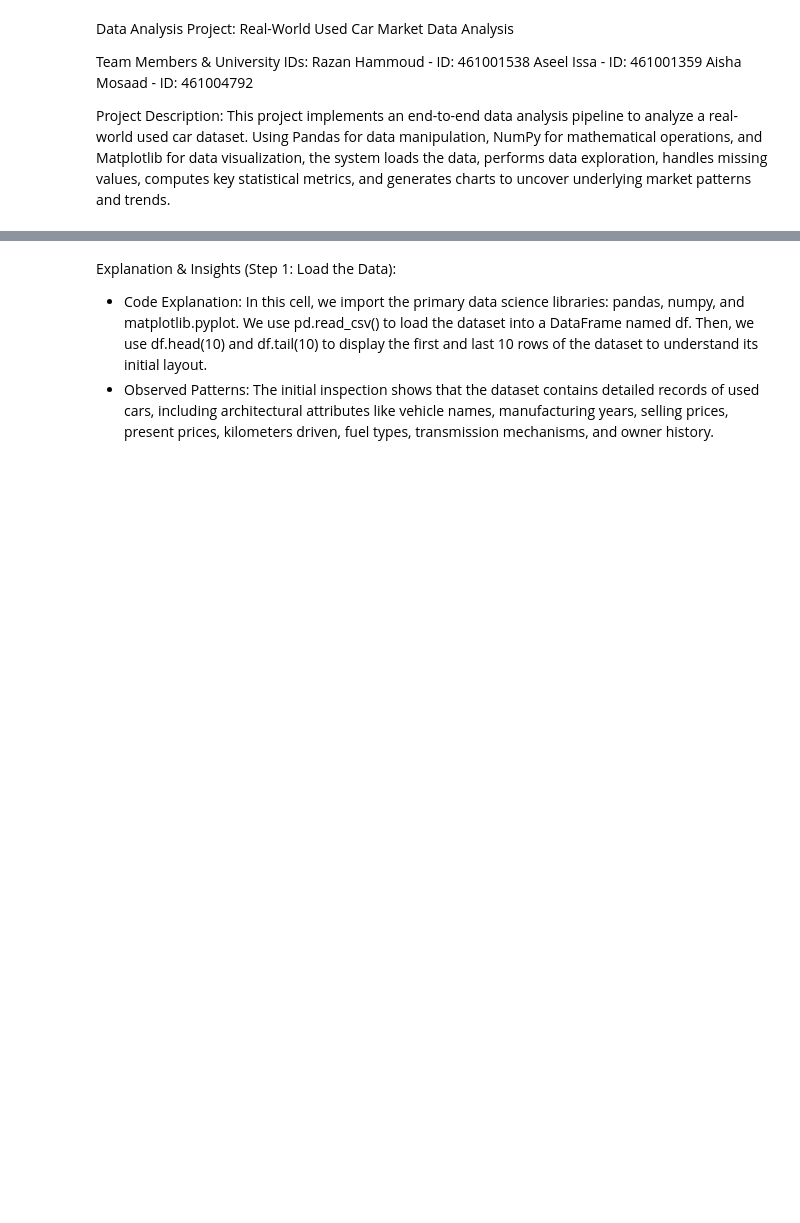
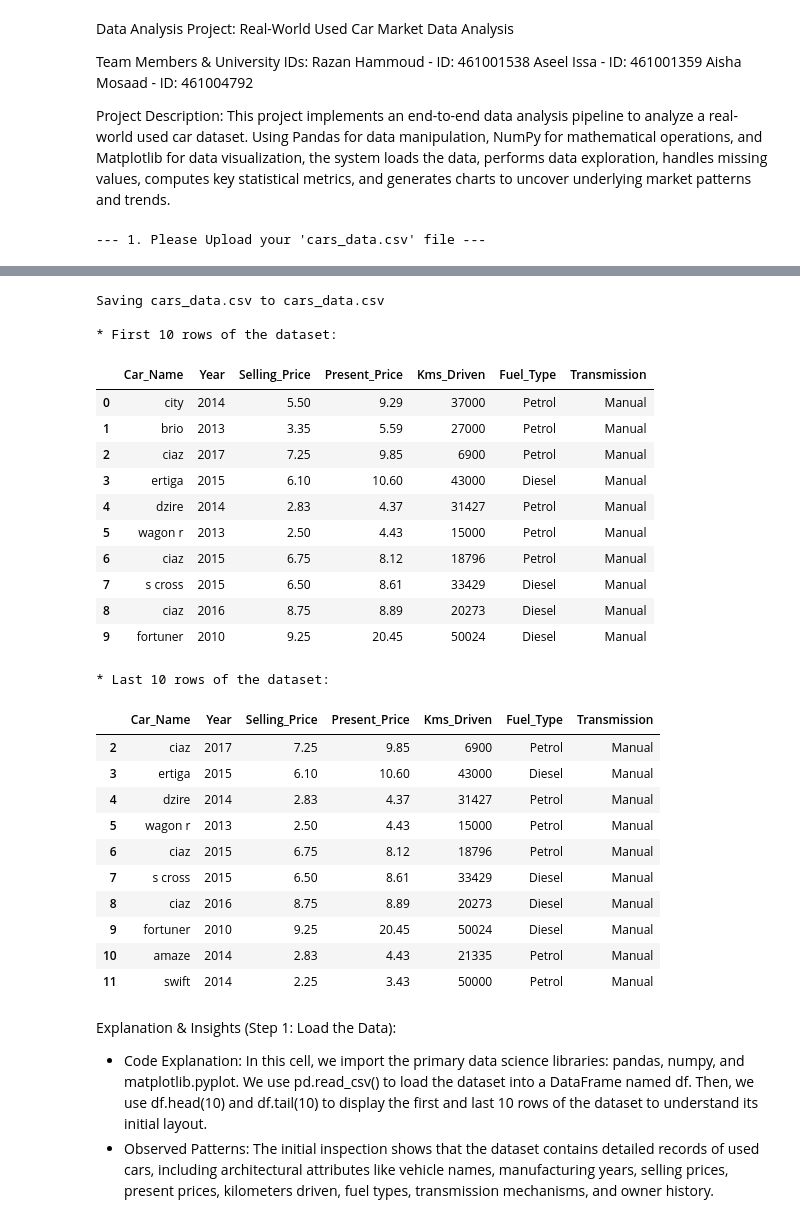
Before and after one commit to Aseel-spec/Python-Labs, a Jupyter notebook: Untitled9.ipynb, the cells around one changed output, grey strips where cells are left out. Drawn from its saved outputs; the diff is of its cells as text; code cells hidden in the pictures; blank space fills up the shorter version.

```diff
--- a/Untitled9.ipynb
+++ b/Untitled9.ipynb
@@ -14,16 +14,23 @@ Using Pandas for data manipulation, NumPy for mathematical operations, and Matpl
 the system loads the data, performs data exploration, handles missing values, computes key statistical metrics,
 and generates charts to uncover underlying market patterns and trends.
 # %%
+import io
 import matplotlib.pyplot as plt
 import numpy as np
 import pandas as pd
+from google.colab import files
 
-print("--- 1. Loading the Dataset ---")
-# Reading the CSV dataset
-df = pd.read_csv("cars_data.csv")
+print("--- 1. Please Upload your 'cars_data.csv' file ---")
+# فتح نافذة لرفع الملف مباشرة من جهازك إلى الكود
+uploaded = files.upload()
+
+# قراءة الملف المرفوع مباشرة من الذاكرة المؤقتة
+df = pd.read_csv(io.BytesIO(uploaded["cars_data.csv"]))
 
 print("\n* First 10 rows of the dataset:")
 display(df.head(10))
 
 print("\n* Last 10 rows of the dataset:")
 display(df.tail(10))
+# %% [output]
+--- 1. Please Upload your 'cars_data.csv' file ---
@@ -30,3 +38,29 @@ display(df.tail(10))
+Saving cars_data.csv to cars_data.csv
+
+* First 10 rows of the dataset:
+|  | Car_Name | Year | Selling_Price | Present_Price | Kms_Driven | Fuel_Type | Transmission |
+| 0 | city | 2014 | 5.50 | 9.29 | 37000 | Petrol | Manual |
+| 1 | brio | 2013 | 3.35 | 5.59 | 27000 | Petrol | Manual |
+| 2 | ciaz | 2017 | 7.25 | 9.85 | 6900 | Petrol | Manual |
+| 3 | ertiga | 2015 | 6.10 | 10.60 | 43000 | Diesel | Manual |
+| 4 | dzire | 2014 | 2.83 | 4.37 | 31427 | Petrol | Manual |
+| 5 | wagon r | 2013 | 2.50 | 4.43 | 15000 | Petrol | Manual |
+| 6 | ciaz | 2015 | 6.75 | 8.12 | 18796 | Petrol | Manual |
+| 7 | s cross | 2015 | 6.50 | 8.61 | 33429 | Diesel | Manual |
+| 8 | ciaz | 2016 | 8.75 | 8.89 | 20273 | Diesel | Manual |
+| 9 | fortuner | 2010 | 9.25 | 20.45 | 50024 | Diesel | Manual |
+* Last 10 rows of the dataset:
+|  | Car_Name | Year | Selling_Price | Present_Price | Kms_Driven | Fuel_Type | Transmission |
+| 2 | ciaz | 2017 | 7.25 | 9.85 | 6900 | Petrol | Manual |
+| 3 | ertiga | 2015 | 6.10 | 10.60 | 43000 | Diesel | Manual |
+| 4 | dzire | 2014 | 2.83 | 4.37 | 31427 | Petrol | Manual |
+| 5 | wagon r | 2013 | 2.50 | 4.43 | 15000 | Petrol | Manual |
+| 6 | ciaz | 2015 | 6.75 | 8.12 | 18796 | Petrol | Manual |
+| 7 | s cross | 2015 | 6.50 | 8.61 | 33429 | Diesel | Manual |
+| 8 | ciaz | 2016 | 8.75 | 8.89 | 20273 | Diesel | Manual |
+| 9 | fortuner | 2010 | 9.25 | 20.45 | 50024 | Diesel | Manual |
+| 10 | amaze | 2014 | 2.83 | 4.43 | 21335 | Petrol | Manual |
+| 11 | swift | 2014 | 2.25 | 3.43 | 50000 | Petrol | Manual |
 # %% [markdown]
  Explanation & Insights (Step 1: Load the Data):
 * Code Explanation: In this cell, we import the primary data science libraries: pandas, numpy, and matplotlib.pyplot. We use pd.read_csv() to load the dataset into a DataFrame named df. Then, we use df.head(10) and df.tail(10) to display the first and last 10 rows of the dataset to understand its initial layout.
```
Also changed, not shown: parts of 7 cells of this notebook.
